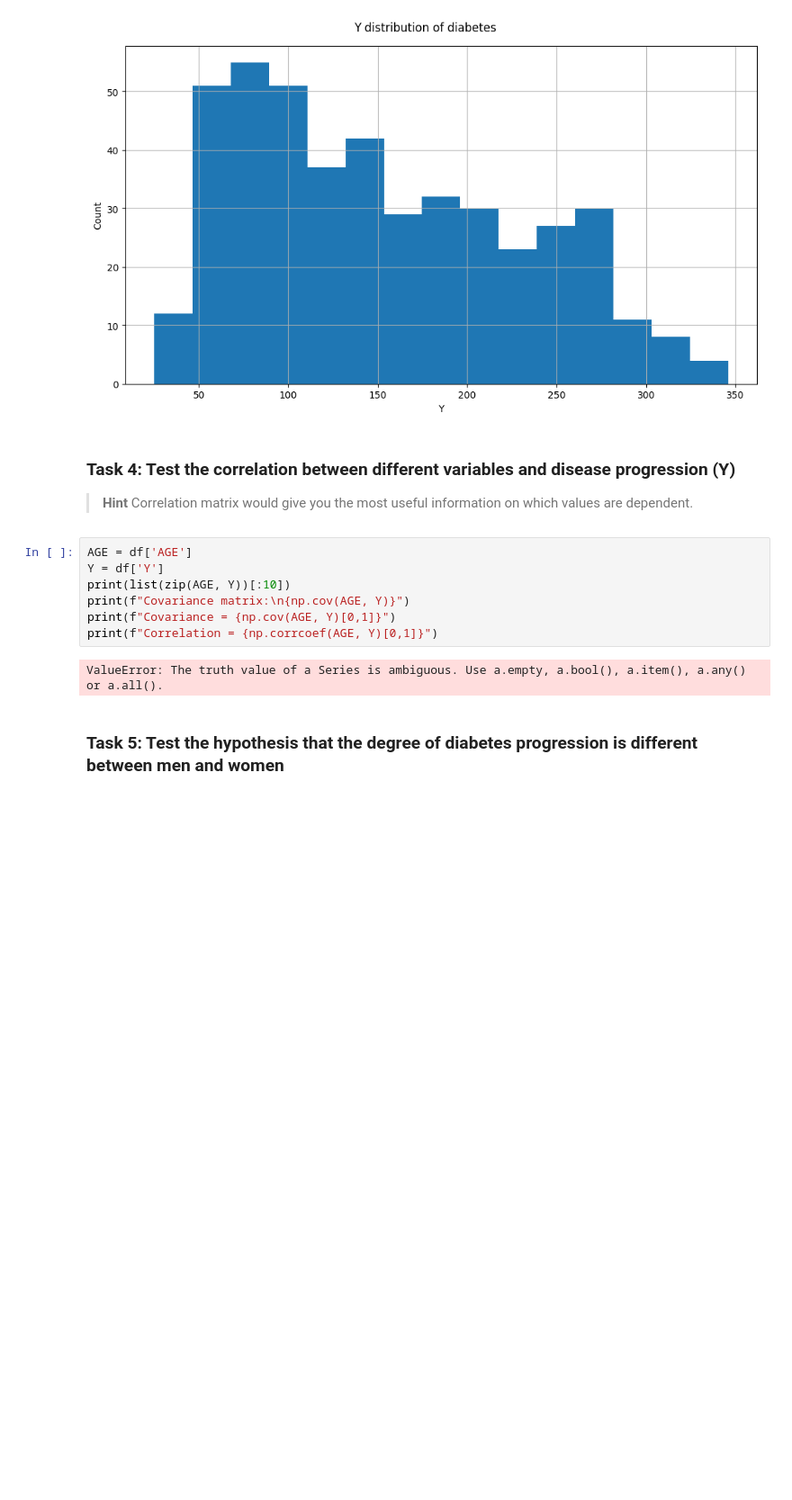
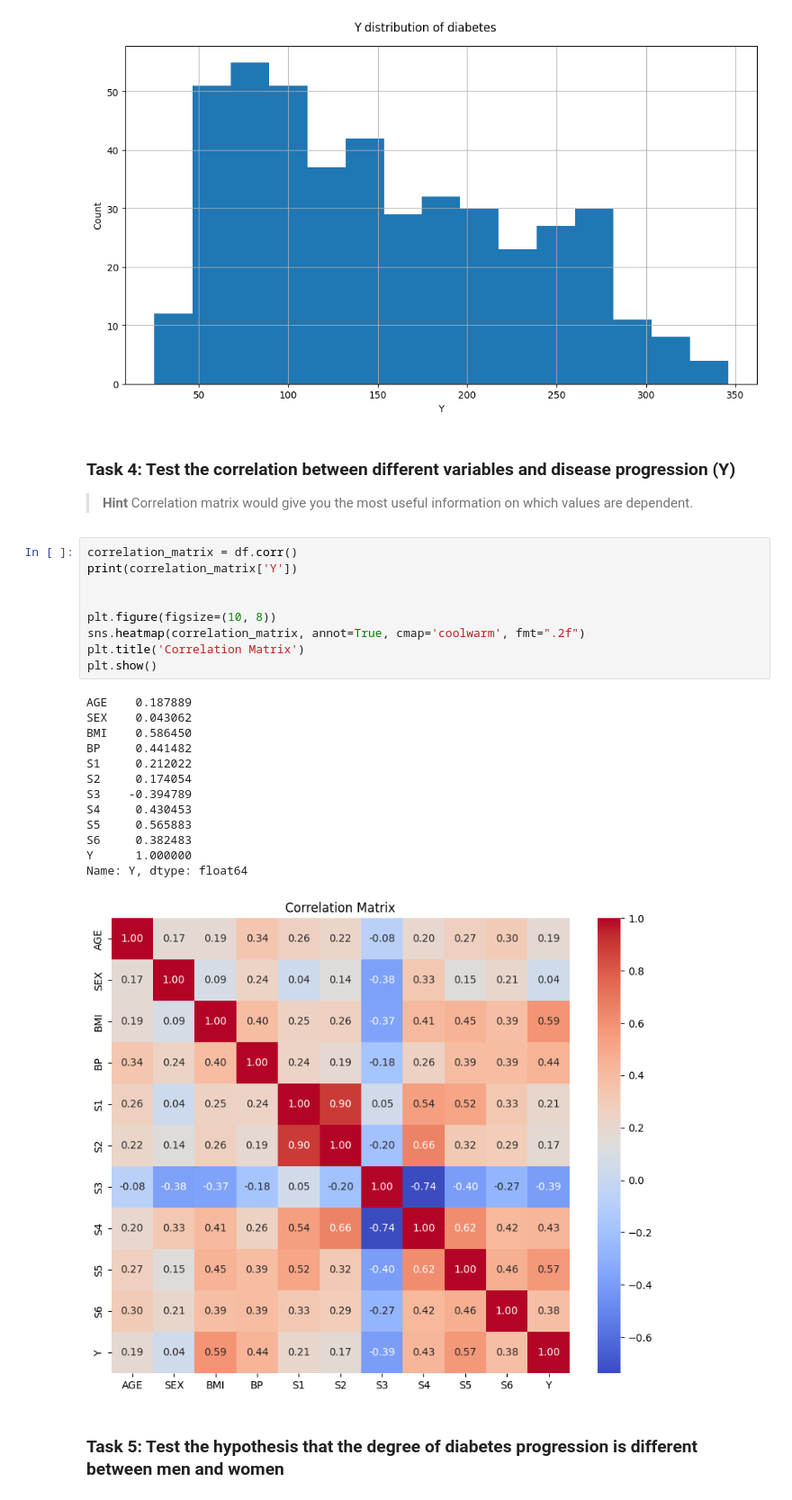
Before and after one commit to bupt-zhangleihan/assignment-1-fundamentals-of-git-cherrycll, a Jupyter notebook: 2021211921吴宏媛04.ipynb, the cells around one changed output. Shown: that part at 90% size. Drawn from its saved outputs; the diff is of its cells as text; blank space fills up the shorter version.

```diff
--- a/2021211921吴宏媛04.ipynb
+++ b/2021211921吴宏媛04.ipynb
@@ -114,14 +114,28 @@ plt.show()
 ### Task 4: Test the correlation between different variables and disease progression (Y)
 
 > **Hint** Correlation matrix would give you the most useful information on which values are dependent.
-# %%
-AGE = df['AGE']
-Y = df['Y']
-print(list(zip(AGE, Y))[:10])
-print(f"Covariance matrix:\n{np.cov(AGE, Y)}")
-print(f"Covariance = {np.cov(AGE, Y)[0,1]}")
-print(f"Correlation = {np.corrcoef(AGE, Y)[0,1]}")
-# %% [output]
-ValueError: The truth value of a Series is ambiguous. Use a.empty, a.bool(), a.item(), a.any() or a.all().
+# %%
+correlation_matrix = df.corr()
+print(correlation_matrix['Y'])
+
+
+plt.figure(figsize=(10, 8))
+sns.heatmap(correlation_matrix, annot=True, cmap='coolwarm', fmt=".2f")
+plt.title('Correlation Matrix')
+plt.show()
+# %% [output]
+AGE    0.187889
+SEX    0.043062
+BMI    0.586450
+BP     0.441482
+S1     0.212022
+S2     0.174054
+S3    -0.394789
+S4     0.430453
+S5     0.565883
+S6     0.382483
+Y      1.000000
+Name: Y, dtype: float64
+[figure, added]
 # %% [markdown]
 ### Task 5: Test the hypothesis that the degree of diabetes progression is different between men and women
```
Also changed, not shown: parts of 2 cells of this notebook.
